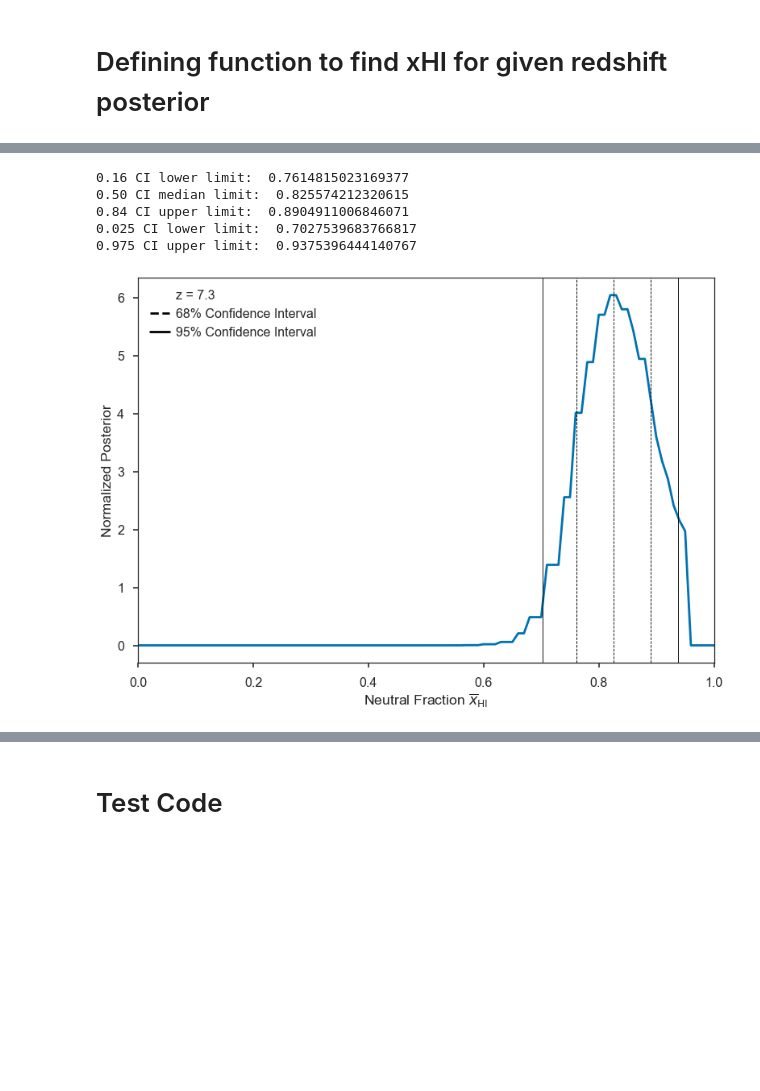
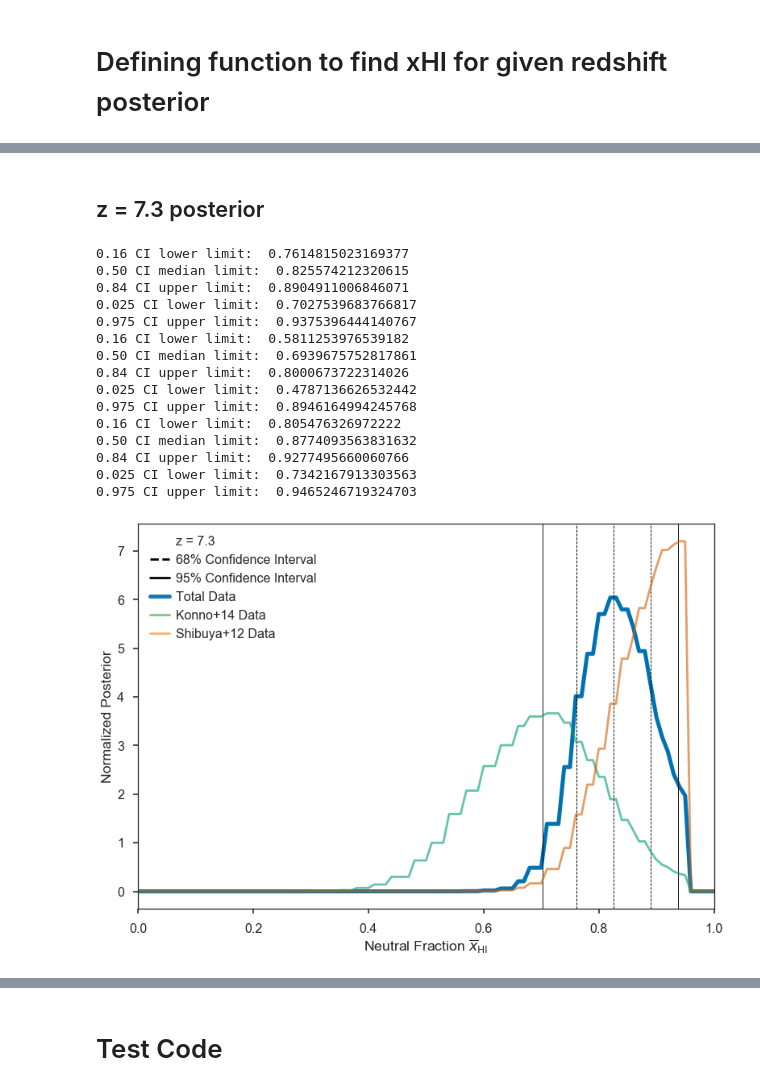
Before and after one commit to amora250/SAO-REU2020, a Jupyter notebook: CODE/Fit_LF.ipynb, the cells around one changed output, grey strips where cells are left out. Cells and saved outputs as stored; diff of their text form; code cells hidden in the pictures; blank space fills up the shorter version.

```diff
--- a/CODE/Fit_LF.ipynb
+++ b/CODE/Fit_LF.ipynb
@@ -66,4 +73,16 @@ log_L70 = np.concatenate(( Ota_info70[0], Itoh_info70[0],Hu_info70[0]), axis=Non
 ndens70 = np.concatenate((Ota_info70[1], Itoh_info70[1],Hu_info70[1]), axis=None)
 yerror_l70 = np.concatenate((Ota_info70[2][0], Itoh_info70[2][0],Hu_info70[2][0]), axis=None)
 yerror_u70 = np.concatenate(( Ota_info70[2][1], Itoh_info70[2][1],Hu_info70[2][1]), axis=None)
+# %%
+# z = 7.3 separate
+
+log_L7Konno = Konno_info7[0]
+ndens7Konno = Konno_info7[1]
+yerror_l7Konno = Konno_info7[2][0]
+yerror_u7Konno = Konno_info7[2][1]
+
+log_L7Shibuya = Shibuya_info7[0]
+ndens7Shibuya = Shibuya_info7[1]
+yerror_l7Shibuya = Shibuya_info7[2][0]
+yerror_u7Shibuya = Shibuya_info7[2][1]
 # %%
@@ -230,6 +286,8 @@ log_post70 = log_posterior(theta = xHI_grid, x = log_L70, y = ndens70, dy_l = ye
 # %%
 # z = 7.3
 log_post73 = log_posterior(theta = xHI_grid, x = log_L7, y = ndens7, dy_l = yerror_l7, dy_u = yerror_u7, z = 7.3)
+log_post73Konno = log_posterior(theta = xHI_grid, x = log_L7Konno, y = ndens7Konno, dy_l = yerror_l7Konno, dy_u = yerror_u7Konno, z = 7.3)
+log_post73Shibuya = log_posterior(theta = xHI_grid, x = log_L7Shibuya, y = ndens7Shibuya, dy_l = yerror_l7Shibuya, dy_u = yerror_u7Shibuya, z = 7.3)
 # %% [markdown]
 # Defining function to find xHI for given redshift posterior
 # %%
@@ -306,14 +467,29 @@ finding_xHI(xHI_grid, z = 7.0, post = log_post70, plot = True)
+# %% [markdown]
+## z = 7.3 posterior
 # %%
-# z = 7.3
+# z = 7.3 altogether
+
 # plt.figure(figsize=(6.,4.), dpi=150)
+finding_xHI(xHI_grid, z = 7.3, post = log_post73, plot = True)
+finding_xHI(xHI_grid, z = 7.3, post = log_post73Konno, plot = False)
+finding_xHI(xHI_grid, z = 7.3, post = log_post73Shibuya, plot = False)
 
-finding_xHI(xHI_grid, z = 7.3, post = log_post73, plot = True)
-# plt.savefig('xHIminimize73.pdf', bbox_inches='tight')
-# plt.show()
+plt.savefig('xHIminimize73.pdf', bbox_inches='tight')
+plt.show()
 # %% [output]
 0.16 CI lower limit:  0.7614815023169377
 0.50 CI median limit:  0.825574212320615
 0.84 CI upper limit:  0.8904911006846071
 0.025 CI lower limit:  0.7027539683766817
 0.975 CI upper limit:  0.9375396444140767
+0.16 CI lower limit:  0.5811253976539182
+0.50 CI median limit:  0.6939675752817861
+0.84 CI upper limit:  0.8000673722314026
+0.025 CI lower limit:  0.4787136626532442
+0.975 CI upper limit:  0.8946164994245768
+0.16 CI lower limit:  0.805476326972222
+0.50 CI median limit:  0.8774093563831632
+0.84 CI upper limit:  0.9277495660060766
+0.025 CI lower limit:  0.7342167913303563
+0.975 CI upper limit:  0.9465246719324703
-[figure, old version]
+[figure, new version]
```
Also changed, not shown: parts of 36 cells of this notebook, 16 other files.
